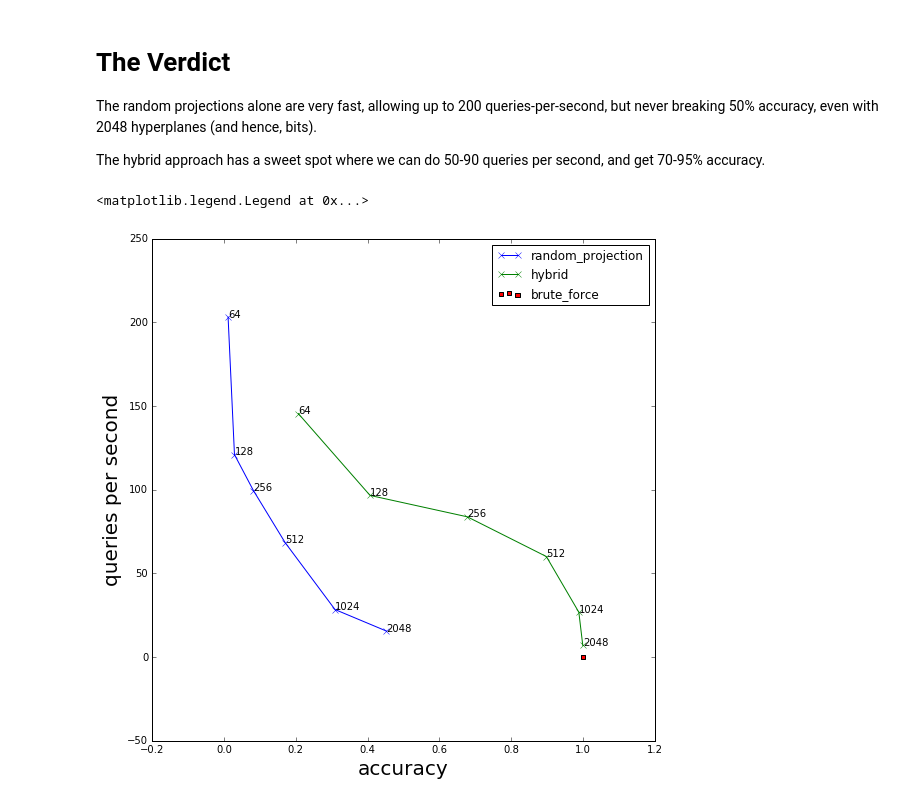
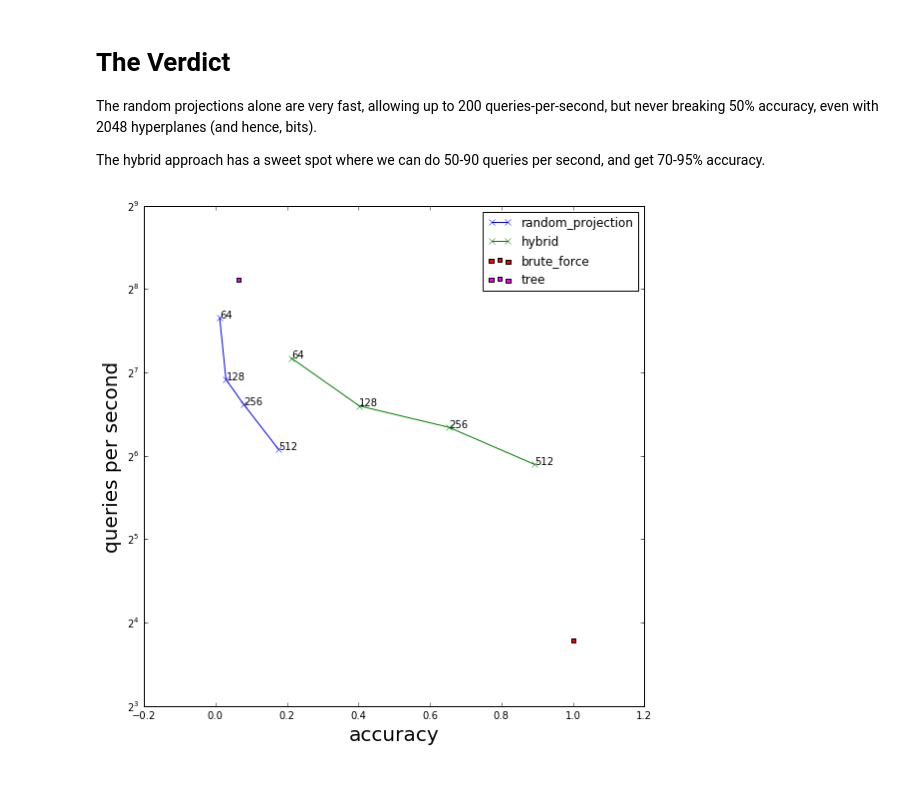
Before and after one commit to JohnVinyard/experiments, a Jupyter notebook: unsupervised-semantic-audio-embeddings/random-projections.ipynb, the cells around one changed output. Drawn from its saved outputs; the diff is of its cells as text; code cells hidden in the pictures.

```diff
--- a/unsupervised-semantic-audio-embeddings/random-projections.ipynb
+++ b/unsupervised-semantic-audio-embeddings/random-projections.ipynb
@@ -214,10 +374,22 @@ bf_time, bf_accuracy, bf_results = experiment(
     queries,
     n_search_results,
     brute_force_search)
+print('brute force test complete')
+print(bf_time, bf_accuracy)
+
+# measure the performance of the tree search
+t_time, t_accuracy, _ = experiment(
+    dense,
+    queries,
+    n_search_results,
+    tree_search,
+    reference_indices=bf_results)
+print('tree test complete')
+print(t_time, t_accuracy)
 
 # define the different bit or plane counts we'd like
 # to experiment with
-bit_counts = [64, 128, 256, 512, 1024, 2048]
+bit_counts = [64, 128, 256, 512]
 
 rp_results = []
 hybrid_results = []
@@ -237,6 +409,8 @@ for bit_count in bit_counts:
         hamming_distance_search,
         reference_indices=bf_results)
     rp_results.append((rp_time, rp_accuracy))
+    print('pure random projection with {bit_count} bits complete'.format(**locals()))
+    print(rp_time, rp_accuracy)
 
     # measure the speed and accuracy of the hybrid approach,
     # which narrows the results on which to use the brute-force
@@ -249,3 +423,5 @@ for bit_count in bit_counts:
         hybrid_search,
         reference_indices=bf_results)
     hybrid_results.append((hybrid_time, hybrid_accuracy))
+    print('hybrid random projection with {bit_count} bits complete'.format(**locals()))
+    print(hybrid_time, hybrid_accuracy)
@@ -258,36 +455,46 @@ The hybrid approach has a sweet spot where we can do 50-90 queries per second, a
 # %%
 rp_results = np.array(rp_results)
 hybrid_results = np.array(hybrid_results)
 
 rp_results[:, 0] = 1.0 / rp_results[:, 0]
 hybrid_results[:, 0] = 1.0 / hybrid_results[:, 0]
+
+
+plt.scatter(
+    bf_accuracy,
+    1.0 / bf_time,
+    c='red',
+    marker='s',
+    label='brute_force')
+
+plt.scatter(
+    t_accuracy,
+    1.0 / t_time,
+    c='magenta',
+    marker='s',
+    label='tree')
 
 plt.plot(
     rp_results[:, 1],
     rp_results[:, 0],
     marker='x',
     label='random_projection')
 for bit_count, result in zip(bit_counts, rp_results):
     plt.annotate(bit_count, xy=result[::-1], textcoords='data')
 
 plt.plot(
     hybrid_results[:, 1],
     hybrid_results[:, 0],
     marker='x',
     label='hybrid')
 for bit_count, result in zip(bit_counts, hybrid_results):
     plt.annotate(bit_count, xy=result[::-1], textcoords='data')
 
-plt.scatter(
-    bf_accuracy,
-    bf_time,
-    c='red',
-    marker='s',
-    label='brute_force')
 
 plt.xlabel('accuracy', fontsize=20)
 plt.ylabel('queries per second', fontsize=20)
+plt.yscale('log', basey=2)
 plt.legend()
+plt.show()
 # %% [output]
-<matplotlib.legend.Legend at 0x...>
-[figure, old version]
+[figure, new version]
```
Also changed, not shown: parts of 9 cells of this notebook, 7 other files.
